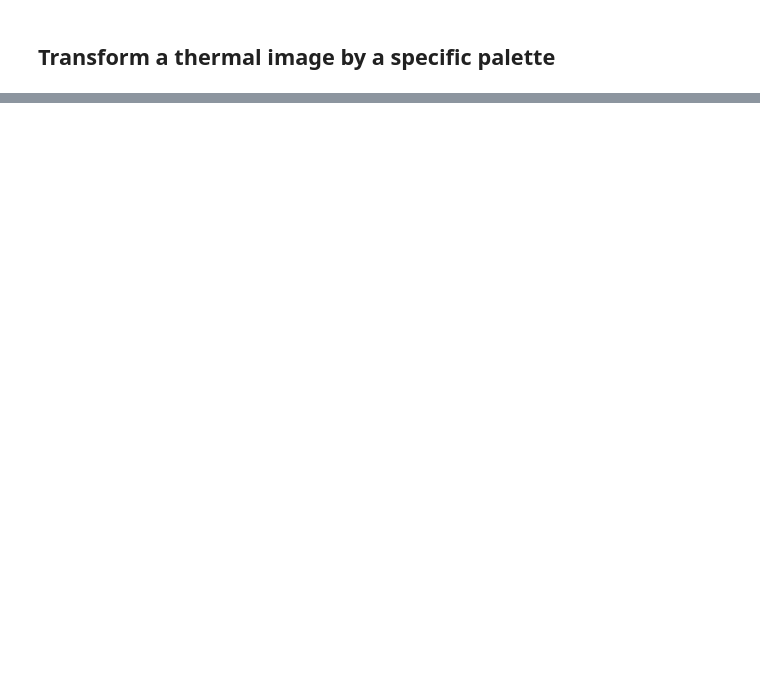
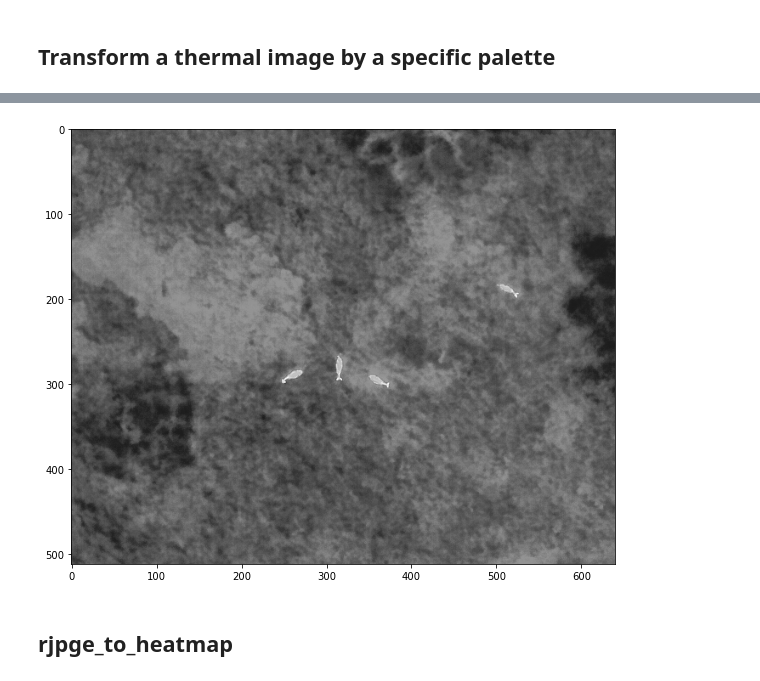
Before and after one commit to lyuhaitao/dji_thermal_sdk, a Jupyter notebook: index.ipynb, the cells around one changed output, grey strips where cells are left out. Saved outputs shown, nothing was run; the diff lists cells and outputs as text; code cells hidden in the pictures; blank space fills up the shorter version.

```diff
--- a/index.ipynb
+++ b/index.ipynb
@@ -273,0 +344,10 @@ plt.imshow(img, cmap='gray')
+# %%
+src = r"dataset\Deer_Goats_Unsure.jpg"
+img = rjpeg_to_thermal(src,0)
+fig = plt.figure(figsize=(10,8))
+plt.imshow(img)
+plt.show()
+# %% [output]
+[figure, added]
+# %% [markdown]
+## rjpge_to_heatmap
```
Also changed, not shown: parts of 14 cells of this notebook.
